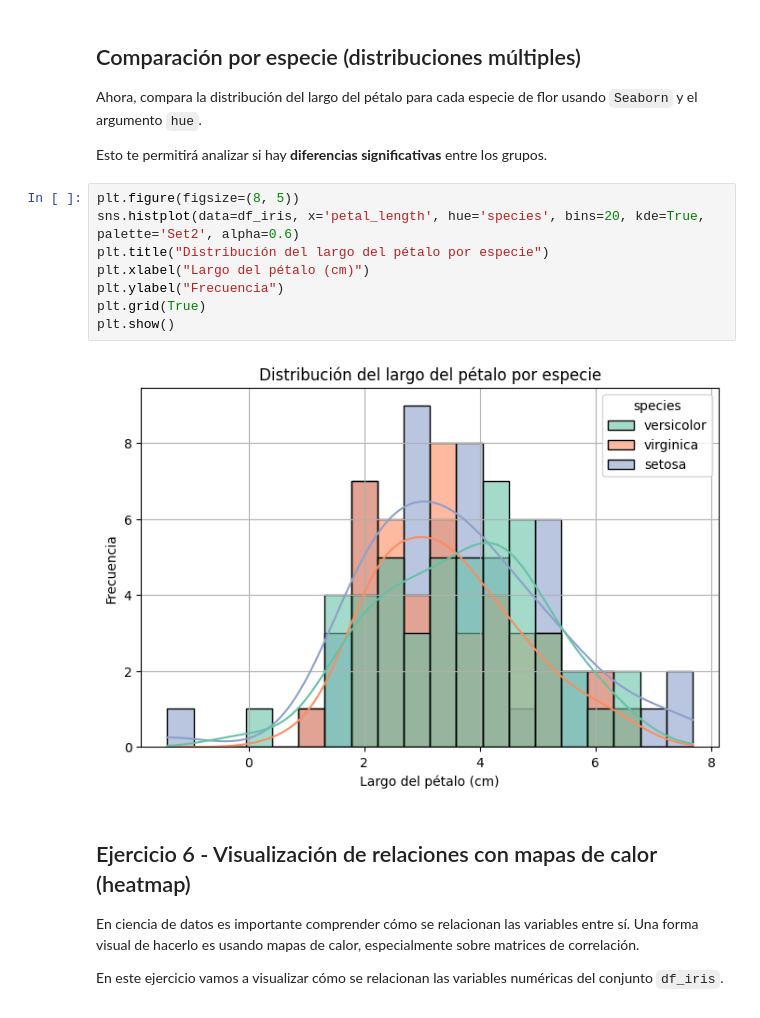
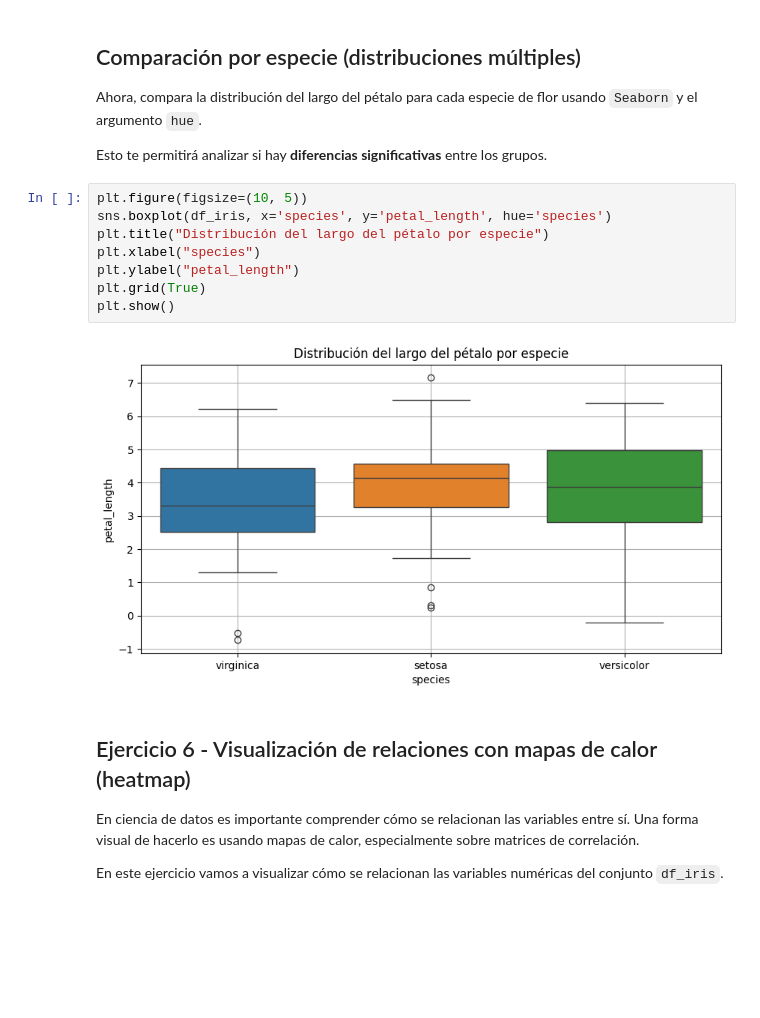
Before and after one commit to Brenda-Carloni/visualization-exercises-with-matplot-and-seaborn, a Jupyter notebook: notebook/solutions.es.ipynb, the cells around one changed output. Saved outputs shown, nothing was run; the diff lists cells and outputs as text; blank space fills up the shorter version.

```diff
--- a/notebook/solutions.es.ipynb
+++ b/notebook/solutions.es.ipynb
@@ -197,15 +197,15 @@ Ahora, compara la distribución del largo del pétalo para cada especie de flor
 
 Esto te permitirá analizar si hay **diferencias significativas** entre los grupos.
 # %%
-plt.figure(figsize=(8, 5))
-sns.histplot(data=df_iris, x='petal_length', hue='species', bins=20, kde=True, palette='Set2', alpha=0.6)
+plt.figure(figsize=(10, 5))
+sns.boxplot(df_iris, x='species', y='petal_length', hue='species')
 plt.title("Distribución del largo del pétalo por especie")
-plt.xlabel("Largo del pétalo (cm)")
-plt.ylabel("Frecuencia")
+plt.xlabel("species")
+plt.ylabel("petal_length")
 plt.grid(True)
 plt.show()
 # %% [output]
-[figure, old version]
+[figure, new version]
 # %% [markdown]
 ## Ejercicio 6 - Visualización de relaciones con mapas de calor (heatmap)
 
```
Also changed, not shown: parts of 1 cell of this notebook.
